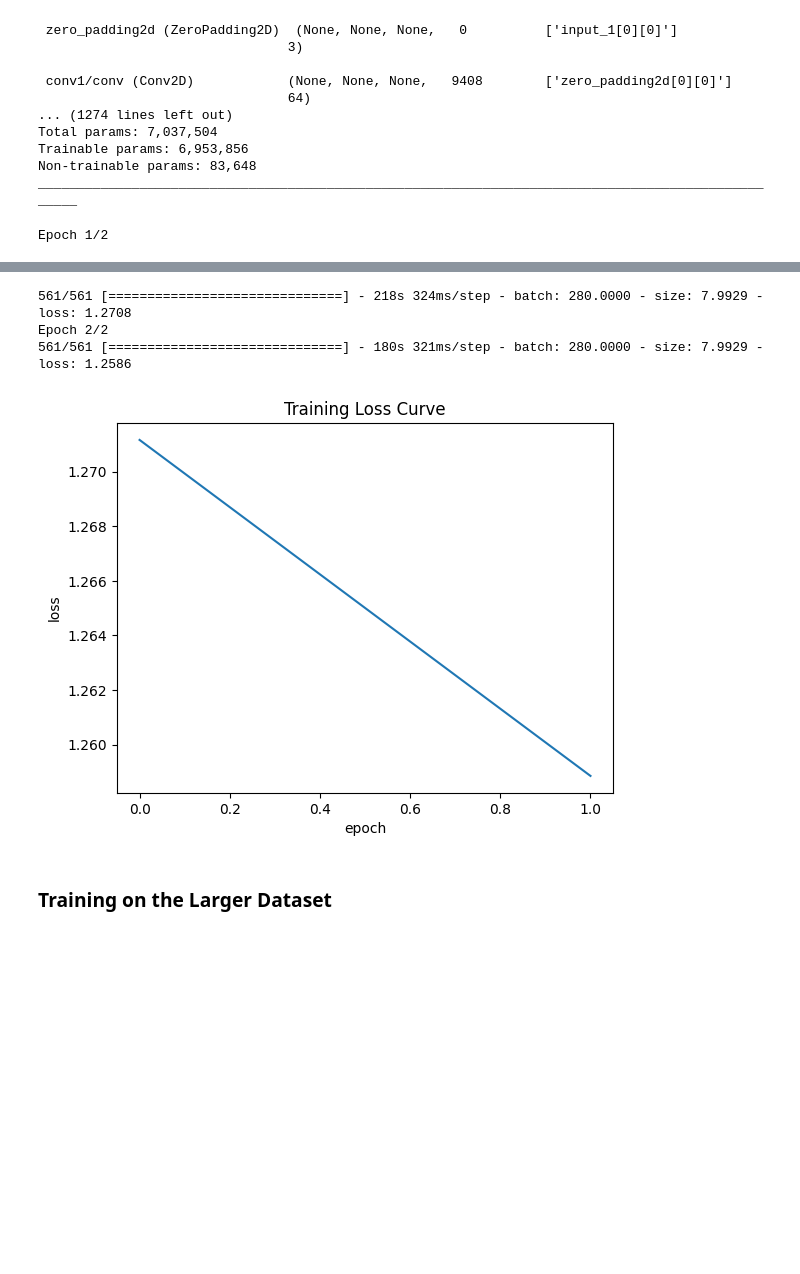
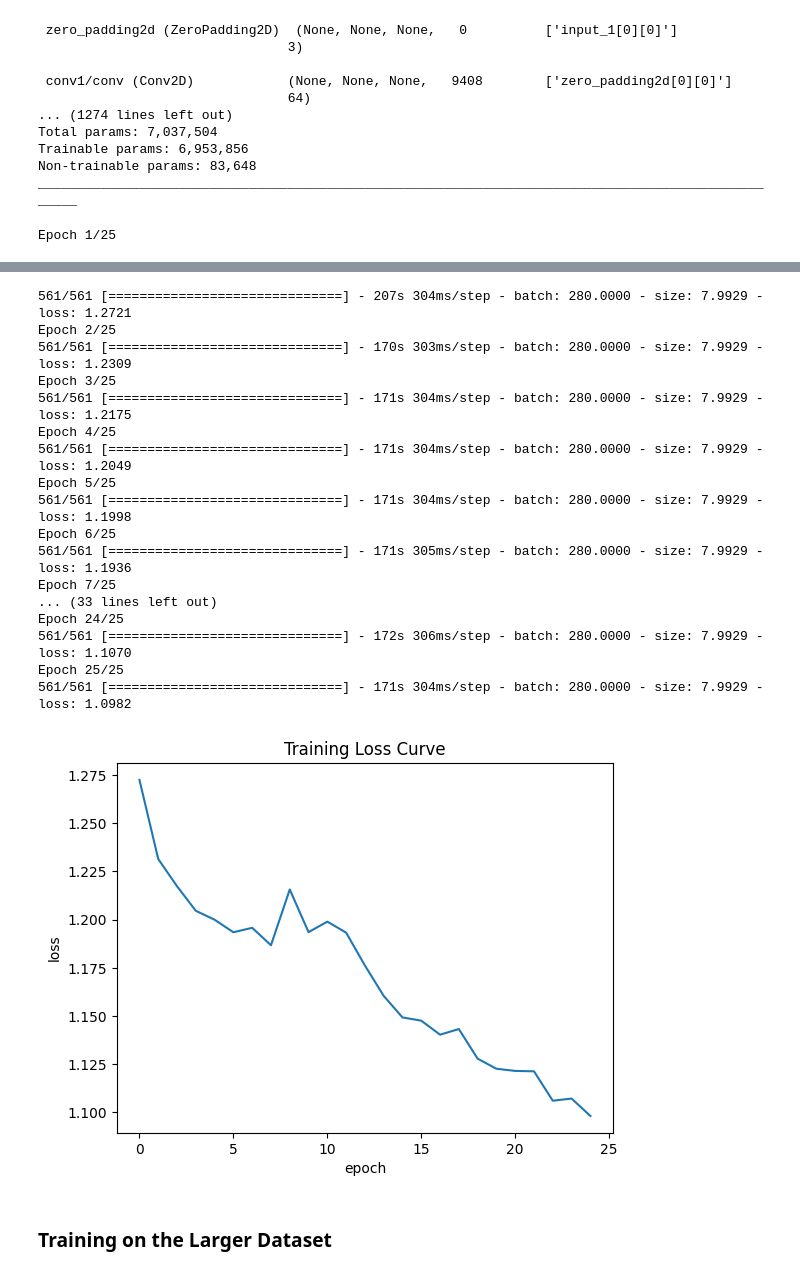
Before and after one commit to nabilbachroin/TransX-Ray_old, a Jupyter notebook: Pipeline.ipynb, the cells around one changed output, grey strips where cells are left out. Saved outputs shown, nothing was run; the diff lists cells and outputs as text; code cells hidden in the pictures; blank space fills up the shorter version.

Commit message:
Run Old Program(with several new setting parameter)

```diff
--- a/Pipeline.ipynb
+++ b/Pipeline.ipynb
@@ -155,0 +328,25 @@ SyntaxError: invalid syntax (1720888264.py, line 26)
+# %%
+# keep probabilities for the positive outcome only
+lr_probs = y_prob[:, 1]
+lr_auc = roc_auc_score(y_true, lr_probs)
+print('Model Fusion: ROC AUC=%.3f' % (lr_auc))
+
+lr_fpr, lr_tpr, _ = roc_curve(y_true, lr_probs)
+
+plt.figure(figsize=(10, 10))
+font={'size':'15'}
+plt.rc('font',**font)
+
+plt.plot([0, 1], [0, 1], 'k--', label='No Skill')
+plt.plot(lr_fpr, lr_tpr, marker='.', label='{} Model ROC curve (area = %0.2f)'.format(model_name) % lr_auc)
+
+roc_auc = [lr_fpr, lr_fpr]
+pd.DataFrame(roc_auc).to_csv("{}_roc_auc.csv".format(model_name))
+
+# axis labels
+plt.xlabel('False Positive Rate')
+plt.ylabel('True Positive Rate')
+# show the legend
+plt.legend()
+
+AUC_Score = lr_auc
@@ -155,0 +358,15 @@ SyntaxError: invalid syntax (1720888264.py, line 26)
+# %%
+from sklearn.metrics import ConfusionMatrixDisplay
+from sklearn.metrics import confusion_matrix
+import matplotlib.pyplot as plt
+
+plt.figure(figsize=(15, 15))
+
+labels = ["Sperm", "Impurity"]
+cm = confusion_matrix(y_true, y_pred)
+disp = ConfusionMatrixDisplay(confusion_matrix=cm, display_labels=labels)
+
+plt.rcParams['figure.figsize']=[15,15]
+font={'size':'30'}
+plt.rc('font',**font)
+disp.plot(cmap=plt.cm.Blues)
@@ -328,7 +549,7 @@ history = model.fit_generator(train_generator,
                               #validation_data=valid_generator,
                               #steps_per_epoch=100, # to limit step
                               #validation_steps=25,
-                              epochs = 2)
+                              epochs = 25)
 
 plt.plot(history.history['loss'])
 plt.ylabel("loss")
@@ -336,4 +557,4 @@ plt.xlabel("epoch")
 plt.title("Training Loss Curve")
 plt.show()
 # %% [output]
-Epoch 1/2
+Epoch 1/25
@@ -351,7 +572,21 @@ This message will be only logged once.
-561/561 [==============================] - 218s 324ms/step - batch: 280.0000 - size: 7.9929 - loss: 1.2708
-Epoch 2/2
-561/561 [==============================] - 180s 321ms/step - batch: 280.0000 - size: 7.9929 - loss: 1.2586
+561/561 [==============================] - 207s 304ms/step - batch: 280.0000 - size: 7.9929 - loss: 1.2721
+Epoch 2/25
+561/561 [==============================] - 170s 303ms/step - batch: 280.0000 - size: 7.9929 - loss: 1.2309
+Epoch 3/25
+561/561 [==============================] - 171s 304ms/step - batch: 280.0000 - size: 7.9929 - loss: 1.2175
+Epoch 4/25
+561/561 [==============================] - 171s 304ms/step - batch: 280.0000 - size: 7.9929 - loss: 1.2049
+Epoch 5/25
+561/561 [==============================] - 171s 304ms/step - batch: 280.0000 - size: 7.9929 - loss: 1.1998
+Epoch 6/25
+561/561 [==============================] - 171s 305ms/step - batch: 280.0000 - size: 7.9929 - loss: 1.1936
+Epoch 7/25
+... (33 lines left out)
+Epoch 24/25
+561/561 [==============================] - 172s 306ms/step - batch: 280.0000 - size: 7.9929 - loss: 1.1070
+Epoch 25/25
+561/561 [==============================] - 171s 304ms/step - batch: 280.0000 - size: 7.9929 - loss: 1.0982
-[figure, old version]
+[figure, new version]
 # %% [markdown]
 ### Training on the Larger Dataset
 # %%
```
Also changed, not shown: parts of 27 cells of this notebook.
